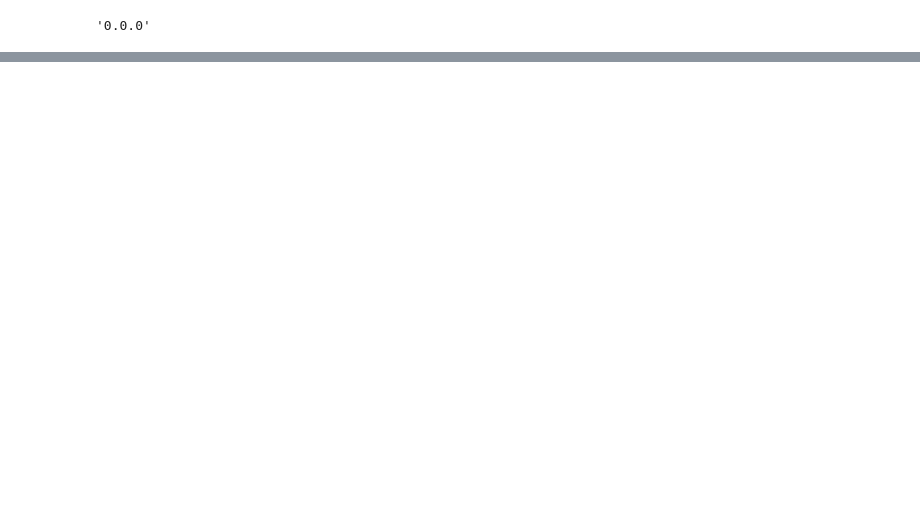
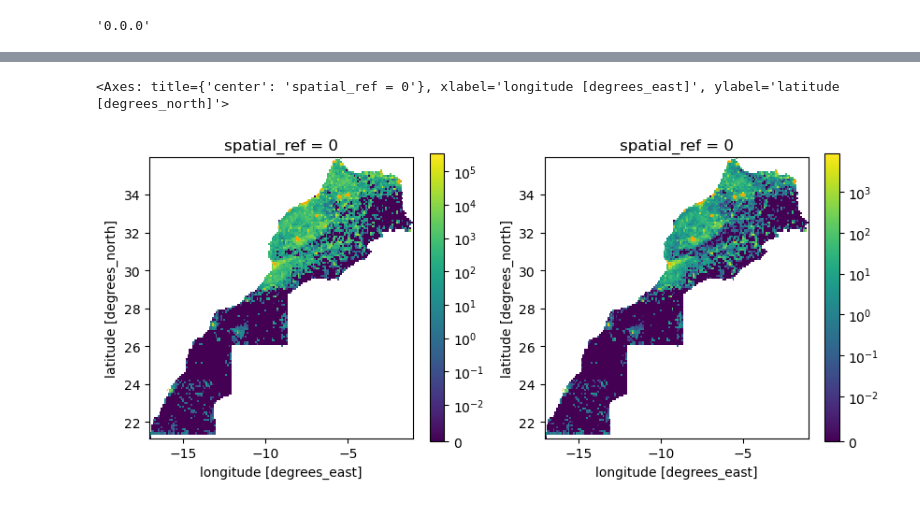
Before and after one commit to JGCRI/bed, a Jupyter notebook: notebooks/quickstarter.ipynb, the cells around one changed output, grey strips where cells are left out. Drawn from its saved outputs; the diff is of its cells as text; code cells hidden in the pictures; blank space fills up the shorter version.

```diff
--- a/notebooks/quickstarter.ipynb
+++ b/notebooks/quickstarter.ipynb
@@ -51,0 +65,9 @@ hdd_data.where(~np.isnan(example_bed.data.temperature.isel(time=0)))['t2m'].plot
+# %%
+fig, (ax1, ax2) = plt.subplots(1,2, figsize=(10,4))
+total_heating_demand.plot(ax=ax1, norm=colors.SymLogNorm(linthresh=1e-2))
+total_cooling_demand.plot(ax=ax2, norm=colors.SymLogNorm(linthresh=1e-2))
+cities_mask.plot(ax=ax1, color='orange')
+cities_mask.plot(ax=ax2, color='orange')
+# %% [output]
+<Axes: title={'center': 'spatial_ref = 0'}, xlabel='longitude [degrees_east]', ylabel='latitude [degrees_north]'>
+[figure, added]
```
Also changed, not shown: parts of 15 cells of this notebook.
